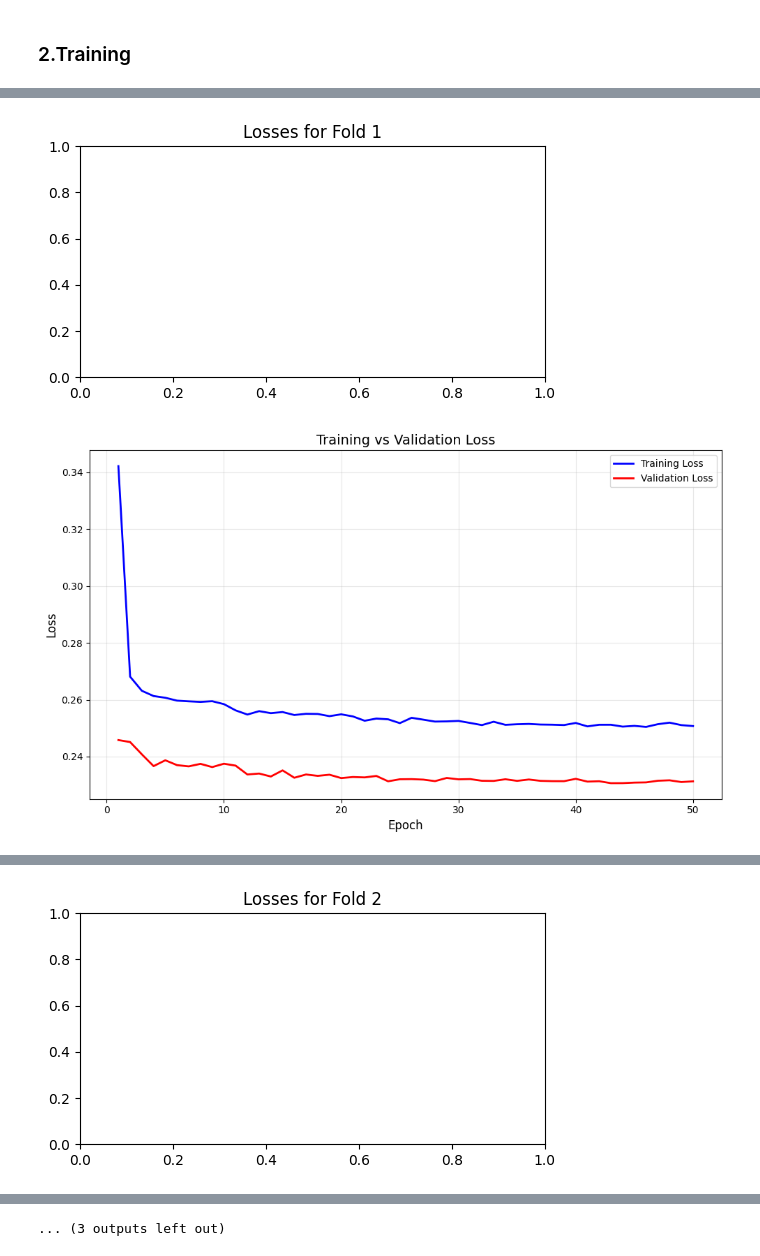
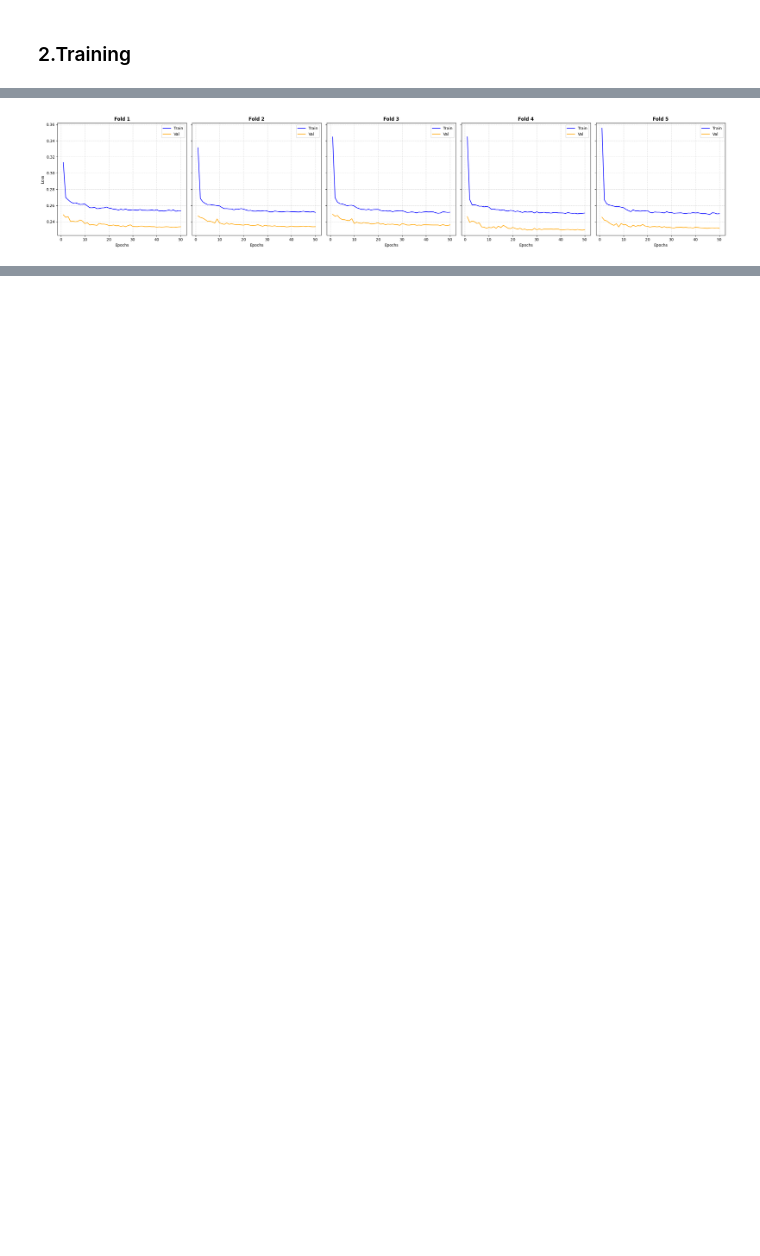
Before and after one commit to doan2506/MLP_From_Scratch, a Jupyter notebook: src/main.ipynb, the cells around one changed output, grey strips where cells are left out. Drawn from its saved outputs; the diff is of its cells as text; code cells hidden in the pictures; blank space fills up the shorter version.

```diff
--- a/src/main.ipynb
+++ b/src/main.ipynb
@@ -95,5 +78,8 @@ class StandardScaler:
 # %%
+from sklearn.preprocessing import StandardScaler
+
 scaler = StandardScaler()
+scaler.set_output(transform="pandas")
 X_train = df_train.drop('target', axis=1)
 scaler.fit(X_train)
 X_train = scaler.transform(X_train)
@@ -131,2 +88,14 @@ class StratifiedKFold:
 # %% [markdown]
 ### 2.Training
+# %%
+from sklearn.metrics import roc_auc_score, accuracy_score, precision_score, recall_score, f1_score
+
+def evaluate(y_pred, y_true):
+    y_pred_binary = (y_pred >= 0.5).astype(int)
+    y_true = y_true.to_numpy().reshape(-1, 1)
+    roc_auc = roc_auc_score(y_true, y_pred)
+    accuracy = accuracy_score(y_true, y_pred_binary)
+    precision = precision_score(y_true, y_pred_binary)
+    recall = recall_score(y_true, y_pred_binary)
+    f1 = f1_score(y_true, y_pred_binary)
+    return roc_auc, accuracy, precision, recall, f1
@@ -133,17 +145,28 @@ class StratifiedKFold:
 # %%
-from model import MLP
-import matplotlib.pyplot as plt
-
-n_splits = 5
-cv = StratifiedKFold(n_splits=n_splits, random_state=42)
+fig, axes = plt.subplots(1, 5, figsize=(25, 5), sharey=True)
+roc_aucs, accuracies, precisions, recalls, f1s = [], [], [], [], []
 for fold, (train_idx, val_idx) in enumerate(cv.split(X_train, df_train['target'])):
-    print(f"FOLD {fold + 1}/{n_splits}")
+    print(f"Fold {fold + 1}/{n_splits}")
     X_train_fold, y_train_fold = X_train.iloc[train_idx], y_train.iloc[train_idx]
     X_val_fold, y_val_fold = X_train.iloc[val_idx], y_train.iloc[val_idx]
     clf = MLP(X_train_fold, y_train_fold, 0.005, 0.75)
     clf.train(256, 50, X_val_fold, y_val_fold)
-    plt.figure(figsize=(6, 3))
-    plt.title(f"Losses for Fold {fold + 1}")
-    clf.plot_losses()
-    plt.show()
+    roc_auc, accuracy, precision, recall, f1 = evaluate(clf.predict(X_val_fold), y_val_fold)
+    roc_aucs.append(roc_auc)
+    accuracies.append(accuracy)
+    precisions.append(precision)
+    recalls.append(recall)
+    f1s.append(f1)
+    train_losses, val_losses = clf.get_losses()
+    epochs = range(1, len(train_losses) + 1)
+    ax = axes[fold]
+    ax.plot(epochs, train_losses, label='Train', color='blue')
+    ax.plot(epochs, val_losses, label='Val', color='orange')
+    ax.set_title(f'Fold {fold + 1}', fontsize=12, fontweight='bold')
+    ax.set_xlabel('Epochs')
+    if fold == 0: ax.set_ylabel('Loss')
+    ax.legend()
+    ax.grid(True, linestyle='--', alpha=0.5)
+plt.tight_layout()
+plt.show()
 # %% [output]
@@ -157,2 +190 @@ Epoch 50/50, Train Loss: 0.2507, Val Loss: 0.2313
-[figure, old version]
+[figure, new version]
-[figure, removed]
@@ -166 +190,0 @@ Epoch 50/50, Train Loss: 0.2576, Val Loss: 0.2438
-[figure, removed]
@@ -186 +190,0 @@ Epoch 50/50, Train Loss: 0.2532, Val Loss: 0.2362
-... (3 outputs left out)
```
Also changed, not shown: parts of 10 cells of this notebook, 1 other file.
